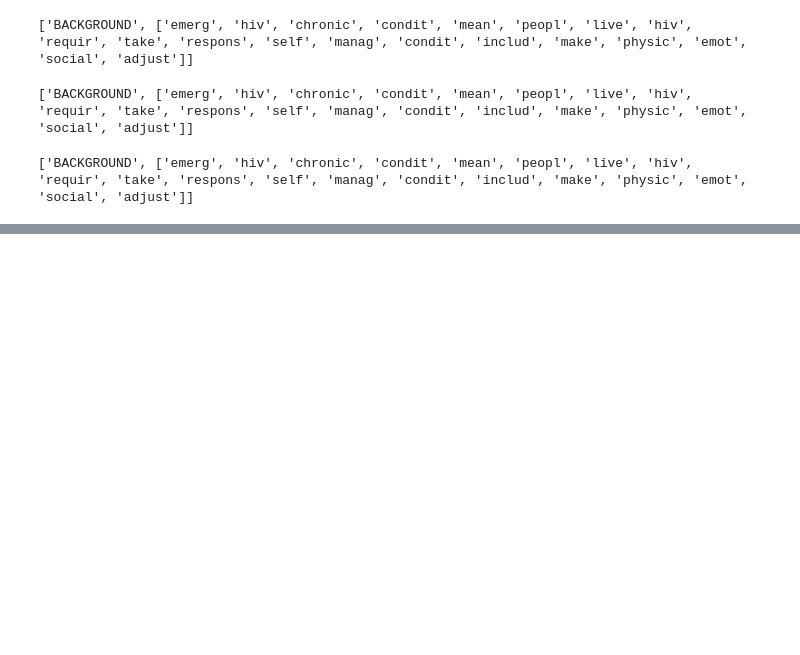
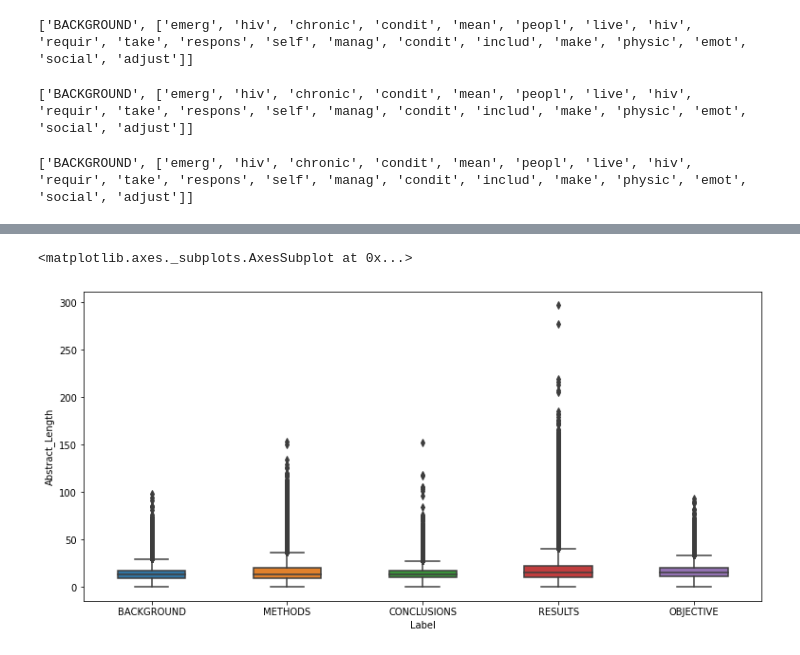
Before and after one commit to ravifrancesco/Natural_Language_Processing_For_Healthcare, a Jupyter notebook: src/Preprocessing.ipynb, the cells around one changed output, grey strips where cells are left out. Saved outputs shown, nothing was run; the diff lists cells and outputs as text; code cells hidden in the pictures; blank space fills up the shorter version.

```diff
--- a/src/Preprocessing.ipynb
+++ b/src/Preprocessing.ipynb
@@ -173,0 +195,6 @@ train_df.head(5)
+# %%
+plt.figure(figsize=(12.8,6))
+sns.boxplot(data=train_df, x='Label', y='Abstract_Length', width=.5)
+# %% [output]
+<matplotlib.axes._subplots.AxesSubplot at 0x...>
+[figure, added]
```
Also changed, not shown: parts of 8 cells of this notebook.
